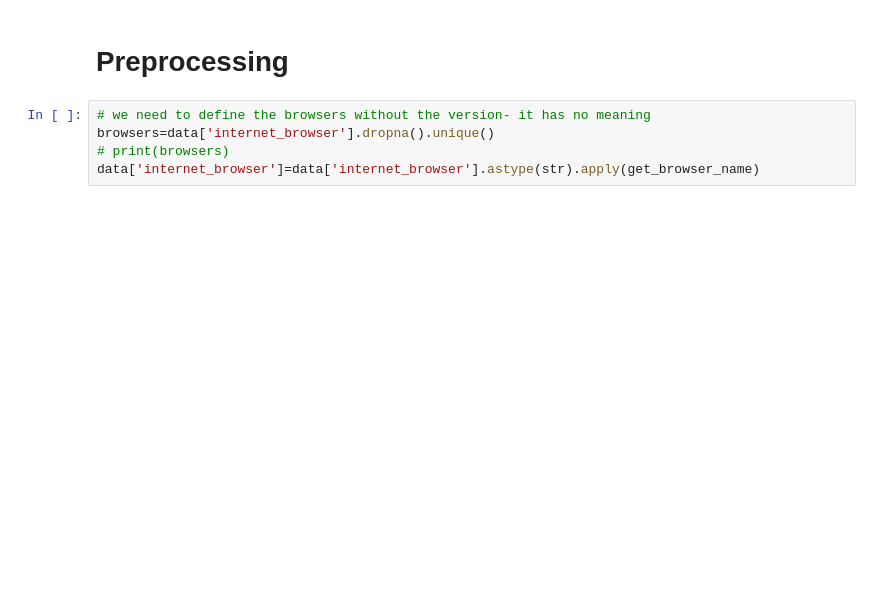
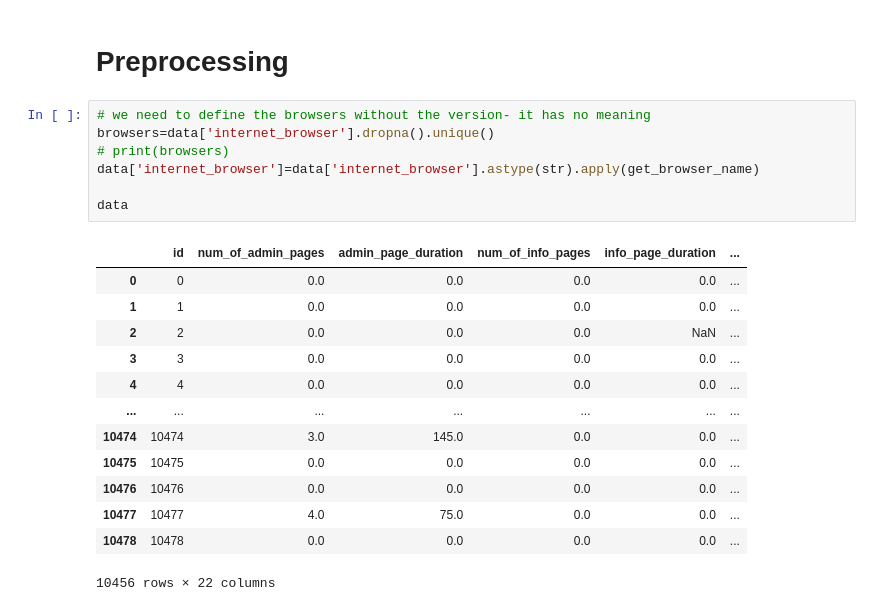
Before and after one commit to TalmSnir/ML-Final-Project, a Jupyter notebook: Final-Project.ipynb, the cells around one changed output. Cells and saved outputs as stored; diff of their text form; blank space fills up the shorter version.

```diff
--- a/Final-Project.ipynb
+++ b/Final-Project.ipynb
@@ -306,5 +329,21 @@ data
 # %%
 # we need to define the browsers without the version- it has no meaning
 browsers=data['internet_browser'].dropna().unique()
 # print(browsers)
 data['internet_browser']=data['internet_browser'].astype(str).apply(get_browser_name)
+
+data
+# %% [output]
+|  | id | num_of_admin_pages | admin_page_duration | num_of_info_pages | info_page_duration | ... |
+| 0 | 0 | 0.0 | 0.0 | 0.0 | 0.0 | ... |
+| 1 | 1 | 0.0 | 0.0 | 0.0 | 0.0 | ... |
+| 2 | 2 | 0.0 | 0.0 | 0.0 | NaN | ... |
+| 3 | 3 | 0.0 | 0.0 | 0.0 | 0.0 | ... |
+| 4 | 4 | 0.0 | 0.0 | 0.0 | 0.0 | ... |
+| ... | ... | ... | ... | ... | ... | ... |
+| 10474 | 10474 | 3.0 | 145.0 | 0.0 | 0.0 | ... |
+| 10475 | 10475 | 0.0 | 0.0 | 0.0 | 0.0 | ... |
+| 10476 | 10476 | 0.0 | 0.0 | 0.0 | 0.0 | ... |
+| 10477 | 10477 | 4.0 | 75.0 | 0.0 | 0.0 | ... |
+| 10478 | 10478 | 0.0 | 0.0 | 0.0 | 0.0 | ... |
+10456 rows × 22 columns
```
Also changed, not shown: parts of 22 cells of this notebook.
